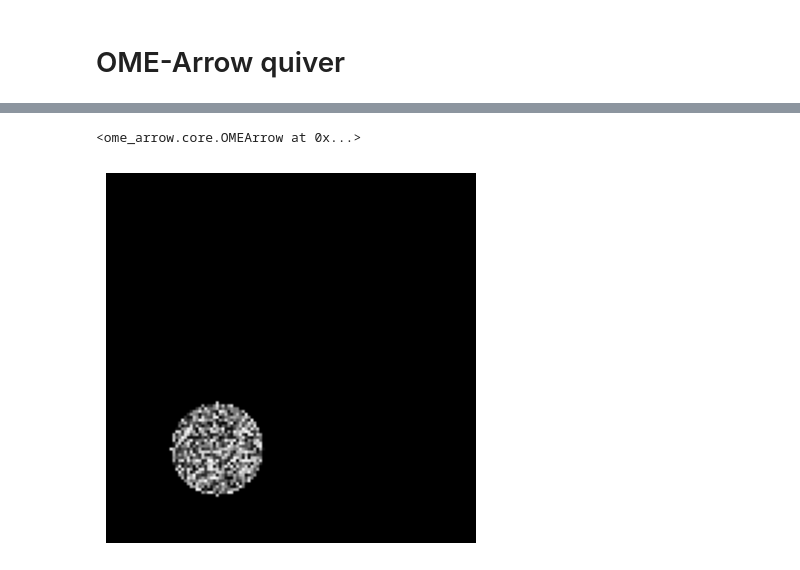
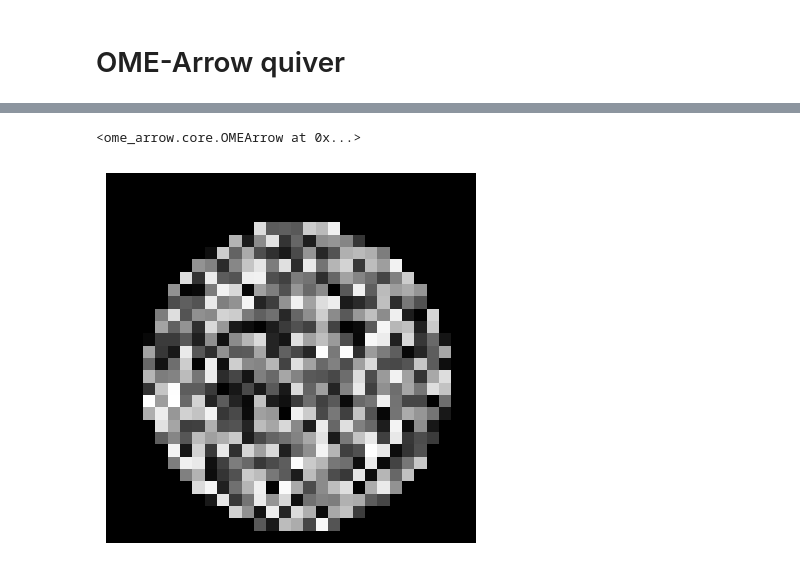
Before and after one commit to WayScience/ome-arrow, a Jupyter notebook: docs/src/examples/ome-arrow_quiver.ipynb, the cells around one changed output, grey strips where cells are left out. Drawn from its saved outputs; the diff is of its cells as text; code cells hidden in the pictures.

Commit message:
slices and slight view api fixes

```diff
--- a/docs/src/examples/ome-arrow_quiver.ipynb
+++ b/docs/src/examples/ome-arrow_quiver.ipynb
@@ -5,6 +32,7 @@ from ome_arrow import OMEArrow
 # %%
 stack = OMEArrow(
-    data="../../../tests/data/nviz-artificial-4d-dataset/E99_C<111,222>_ZS<000-047>.tif"
+    data="../../../tests/data/nviz-artificial-4d-dataset/E99_C<111,222>_ZS<000-047>.tif",
+    tcz=(0,0,20)
 )
 stack
 # %% [output]
@@ -35,5 +69,5 @@ Widget(value='<iframe src="http://localhost:53795/index.html?ui=P_0x352674450_1&
 # %%
-OMEArrow(data="../../../tests/data/nviz-artificial-4d-dataset/E99_C111_ZS040.tif")
+stack.slice(x_min=40, y_min=80, x_max=70, y_max=110, t_indices=[0], c_indices=[0], z_indices=[20])
 # %% [output]
 <ome_arrow.core.OMEArrow at 0x...>
-[figure, old version]
+[figure, new version]
```
Also changed, not shown: parts of 13 cells of this notebook, 5 other files.
